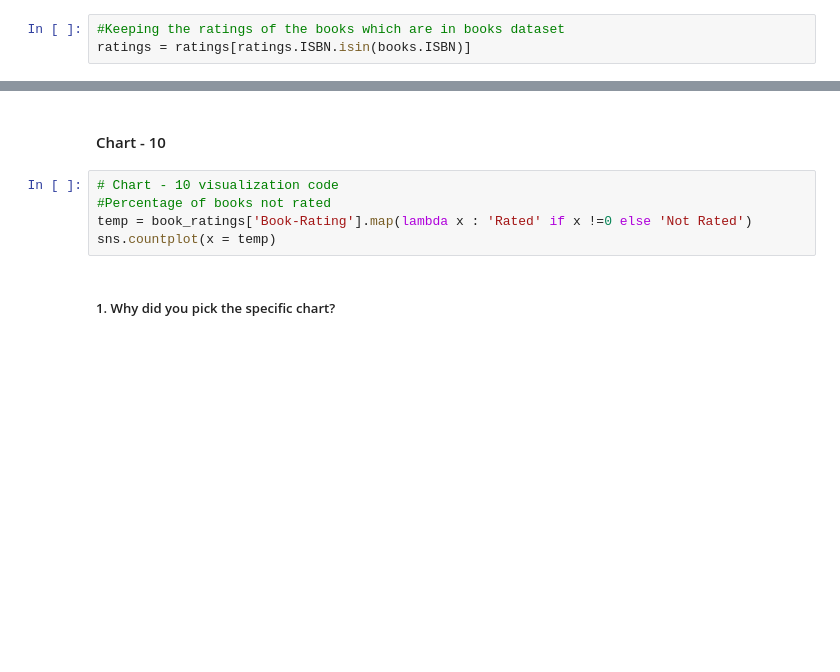
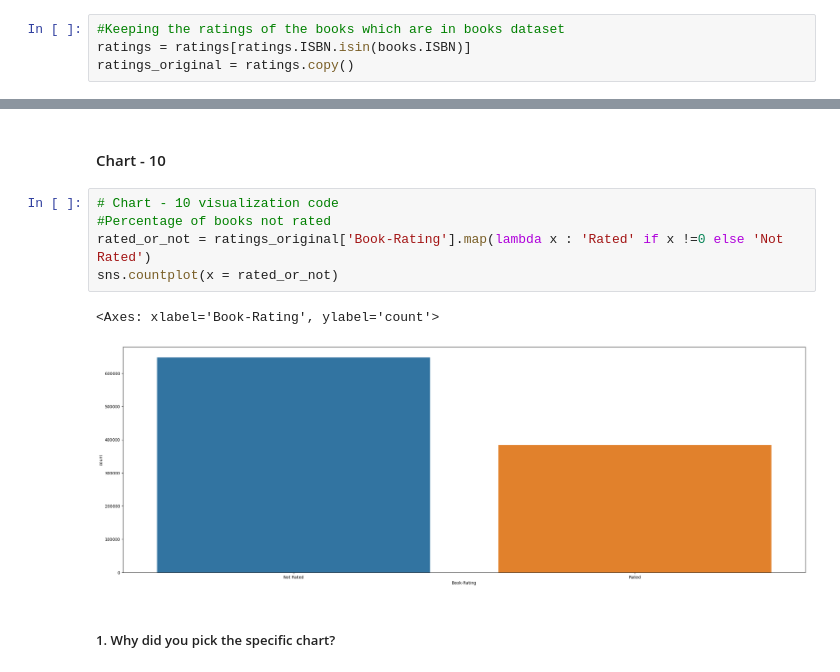
Before and after one commit to vivek72v/Book_Recommendation_Sysytem, a Jupyter notebook: Final_Book_Recommendation_System.ipynb, the cells around one changed output, grey strips where cells are left out. Cells and saved outputs as stored; diff of their text form; blank space fills up the shorter version.

```diff
--- a/Final_Book_Recommendation_System.ipynb
+++ b/Final_Book_Recommendation_System.ipynb
@@ -404,6 +442,7 @@ dtype: int64
 # %%
 #Keeping the ratings of the books which are in books dataset
 ratings = ratings[ratings.ISBN.isin(books.ISBN)]
+ratings_original = ratings.copy()
 # %%
 #Keeping only the valid rating that is those higher then zero
 ratings = ratings[ratings['Book-Rating'] != 0]
@@ -685,8 +745,11 @@ Answer Here
 # %%
 # Chart - 10 visualization code
 #Percentage of books not rated
-temp = book_ratings['Book-Rating'].map(lambda x : 'Rated' if x !=0 else 'Not Rated')
-sns.countplot(x = temp)
+rated_or_not = ratings_original['Book-Rating'].map(lambda x : 'Rated' if x !=0 else 'Not Rated')
+sns.countplot(x = rated_or_not)
+# %% [output]
+<Axes: xlabel='Book-Rating', ylabel='count'>
+[figure, added]
 # %% [markdown]
 ##### 1. Why did you pick the specific chart?
 # %% [markdown]
```
Also changed, not shown: parts of 91 cells of this notebook.
